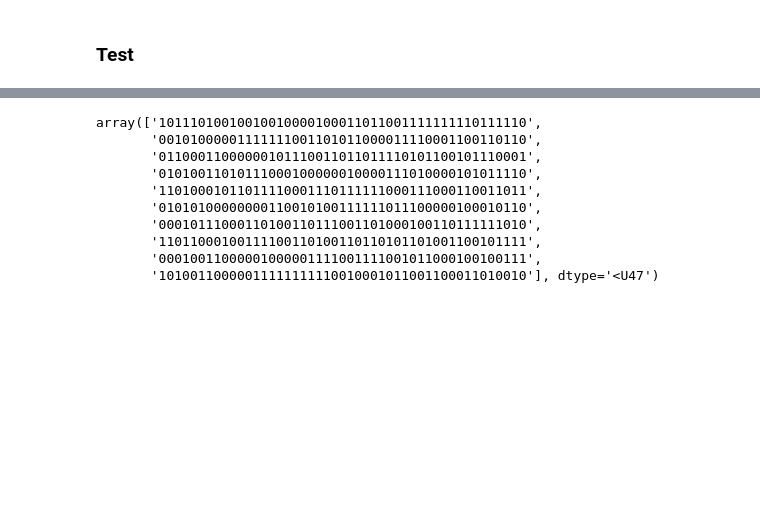
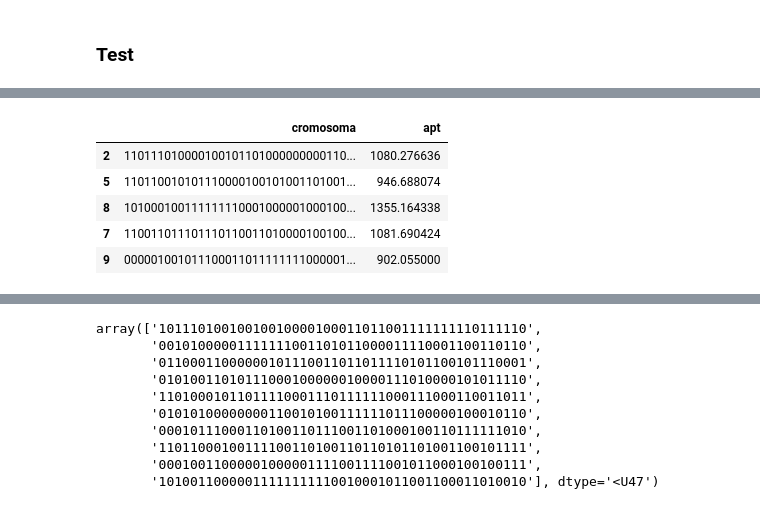
Before and after one commit to JafetMoon/dia-mod6-simple-evolutionary-algorithm, a Jupyter notebook: simple_evolutionary_algorithm.ipynb, the cells around one changed output, grey strips where cells are left out. Saved outputs shown, nothing was run; the diff lists cells and outputs as text; code cells hidden in the pictures; blank space fills up the shorter version.

```diff
--- a/simple_evolutionary_algorithm.ipynb
+++ b/simple_evolutionary_algorithm.ipynb
@@ -298,0 +373,9 @@ se.mutacion(ch1)
+# %%
+fathers
+# %% [output]
+|  | cromosoma | apt |
+| 2 | 110111010000100101101000000000110... | 1080.276636 |
+| 5 | 110110010101110000100101001101001... | 946.688074 |
+| 8 | 101000100111111110001000001000100... | 1355.164338 |
+| 7 | 110011011101110110011010000100100... | 1081.690424 |
+| 9 | 000001001011100011011111111000001... | 902.055000 |
```
Also changed, not shown: parts of 26 cells of this notebook.
